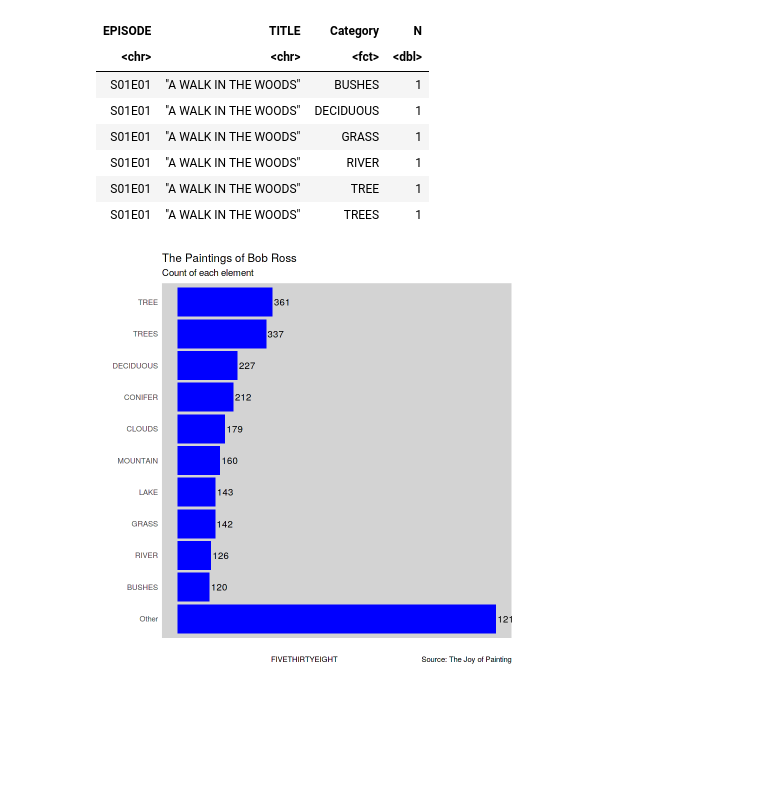
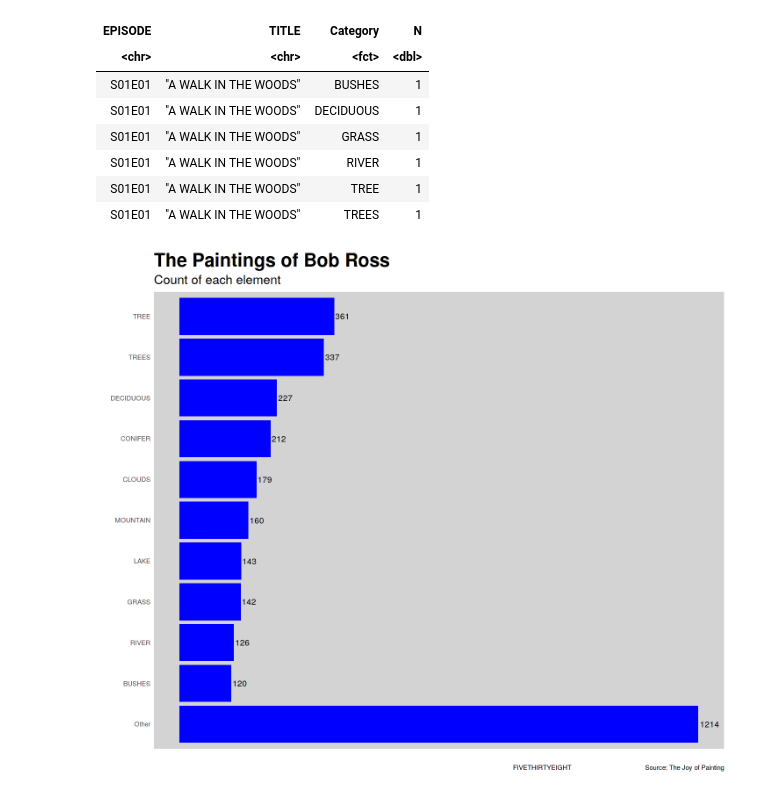
Before and after one commit to changon/BIOS512, a Jupyter notebook: assns/03_BIOS512_assignment.ipynb, the cells around one changed output. Cells and saved outputs as stored; diff of their text form; code cells hidden in the pictures; blank space fills up the shorter version.

```diff
--- a/assns/03_BIOS512_assignment.ipynb
+++ b/assns/03_BIOS512_assignment.ipynb
@@ -57,23 +57,26 @@ A tibble: 6 × 4
 | S01E01 | "A WALK IN THE WOODS" | TREE | 1 |
 | S01E01 | "A WALK IN THE WOODS" | TREES | 1 |
 # %%
+options(repr.plot.width = 12, repr.plot.height = 10)
 p = ggplot(longVersion, aes(x=Category))
 p = p + geom_bar(fill = "blue")
 p = p + geom_text(stat='count', aes(label=..count..),hjust=-.1)
 p = p + labs(title = "The Paintings of Bob Ross",
              subtitle="Count of each element",
              caption="FIVETHIRTYEIGHT       \t\t\t                                Source: The Joy of Painting",
              x="",
              y="")
 
 p = p + theme(
+              plot.title = element_text(face = "bold", size = 25),
+              plot.subtitle = element_text(size = 17),
               panel.background = element_rect(fill = "#d3d3d3", size = 5),
               panel.grid.major = element_blank(),
               panel.grid.minor = element_blank(),
               panel.border = element_blank(),
               axis.ticks = element_blank(),
               axis.text.x=element_blank())
 p = p + coord_flip()
 p
 # %% [output]
-[figure, old version]
+[figure, new version]
```
